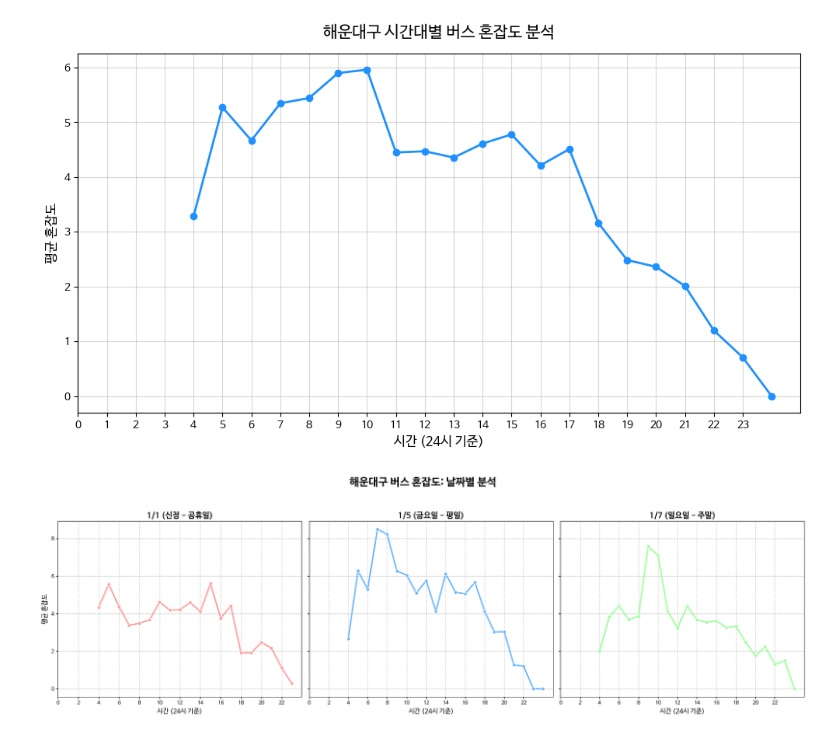
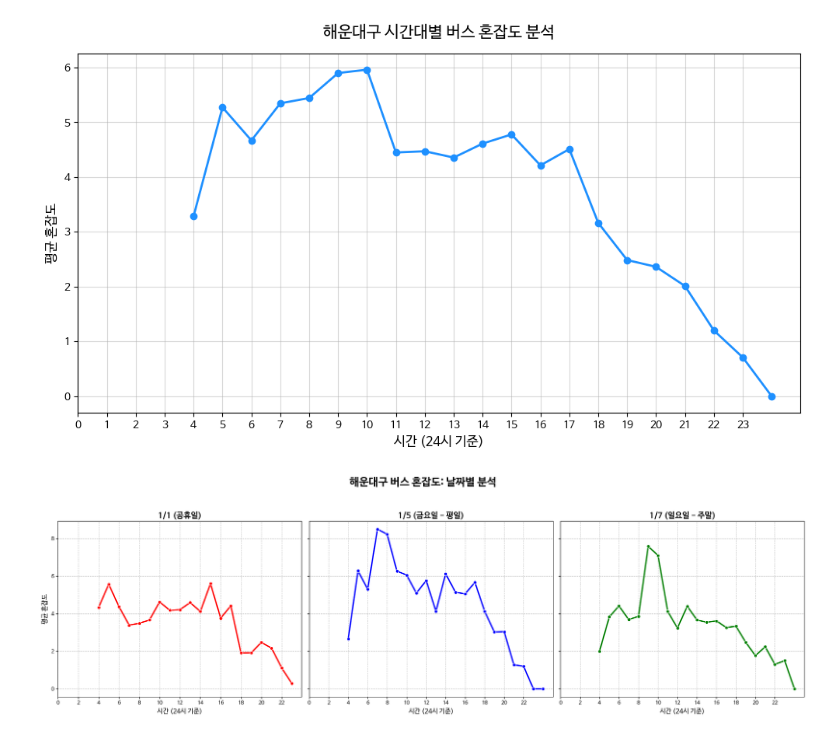
Before and after one commit to yj2da/busan-metro-xai, a Jupyter notebook: [MP2].ipynb, the cells around one changed output. Drawn from its saved outputs; the diff is of its cells as text; code cells hidden in the pictures.

```diff
--- a/[MP2].ipynb
+++ b/[MP2].ipynb
@@ -103,33 +103,33 @@ import seaborn as sns
 plt.rc('font', family='NanumBarunGothic')
 
 # 데이터 불러오기
 df = pd.read_csv("busan_bus_cleaned.csv")
 
 # 날짜별로 그래프 그리기
 fig, axes = plt.subplots(1, 3, figsize=(20, 6), sharey=True)
 target_dates = [20240101, 20240105, 20240107]
-titles = ['1/1 (신정 - 공휴일)', '1/5 (금요일 - 평일)', '1/7 (일요일 - 주말)']
-colors = ['#ff9999', '#66b3ff', '#99ff99']
+titles = ['1/1 (공휴일)', '1/5 (금요일 - 평일)', '1/7 (일요일 - 주말)']
+colors = ['red', 'blue', 'green']
 
 for i, date in enumerate(target_dates):
     # 해당 날짜 데이터만 필터링
     day_df = df[df['opr_ymd'] == date]
 
     # 시간대별 평균 혼잡도 계산
     hourly_cgst = day_df.groupby('tzon')['cgst'].mean().reset_index()
 
     # 그래프 그리기
     sns.lineplot(ax=axes[i], data=hourly_cgst, x='tzon', y='cgst',
                  marker='o', color=colors[i], linewidth=2.5)
 
     axes[i].set_title(titles[i], fontsize=15, fontweight='bold')
     axes[i].set_xlabel("시간 (24시 기준)", fontsize=12)
     axes[i].set_ylabel("평균 혼잡도", fontsize=12)
     axes[i].grid(True, linestyle='--', alpha=0.7)
     axes[i].set_xticks(range(0, 24, 2)) # X축 간격 조절
 
 plt.suptitle("해운대구 버스 혼잡도: 날짜별 분석", fontsize=20, y=1.05, fontweight='bold')
 plt.tight_layout()
 plt.show()
 # %% [output]
-[figure, old version]
+[figure, new version]
```
